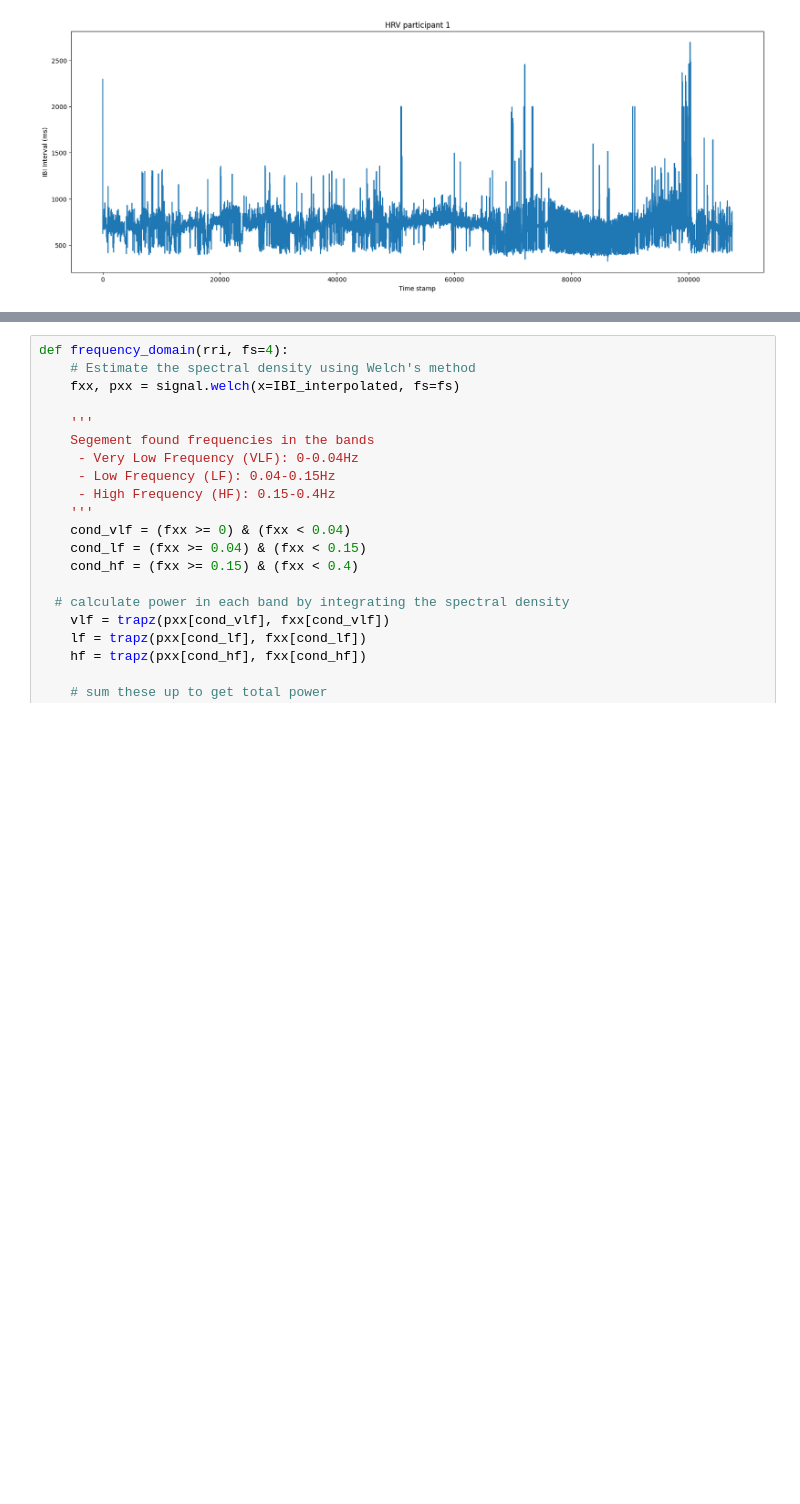
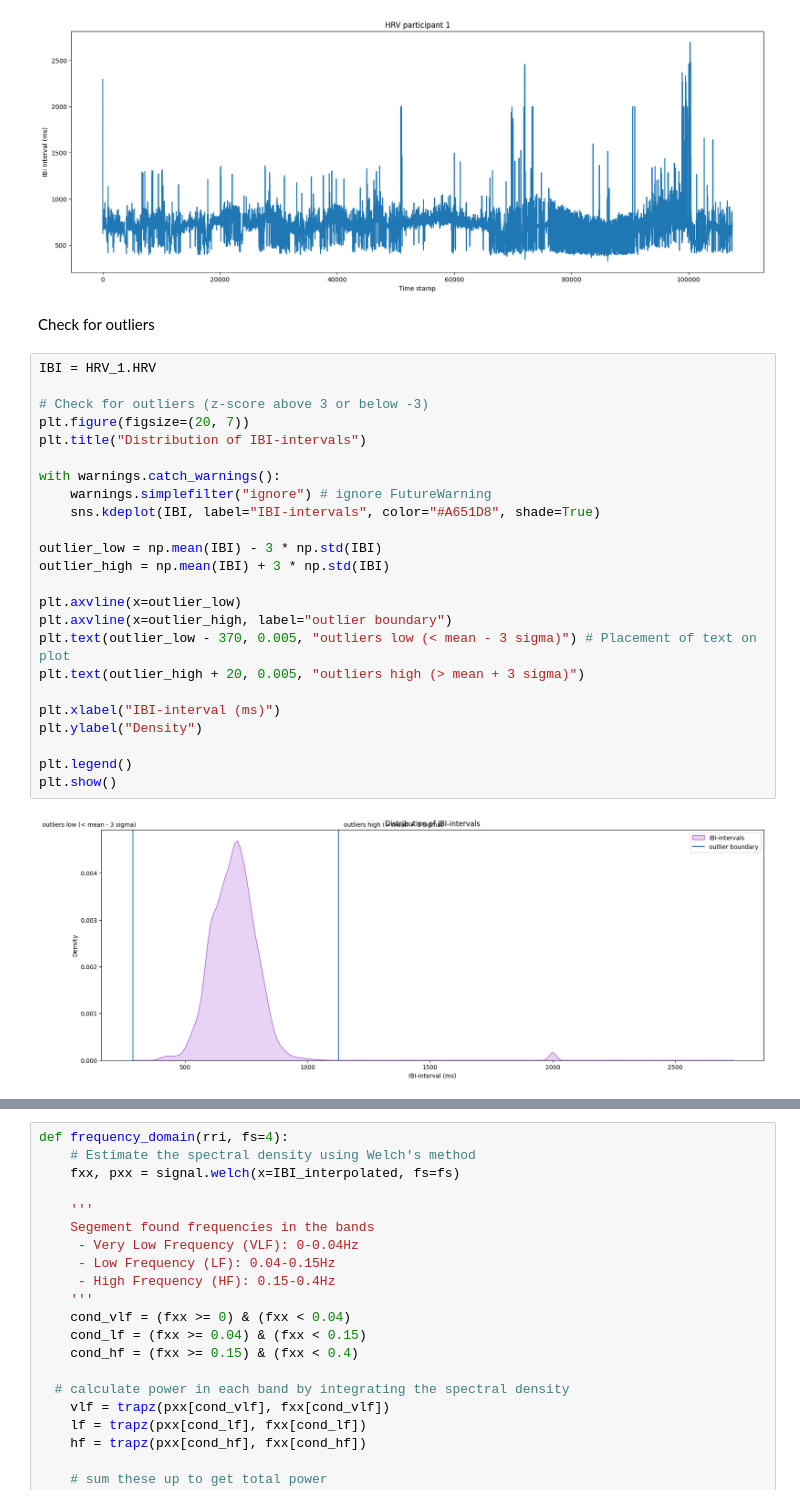
Before and after one commit to GacildaAnne/Thesis-ADHD-HRV, a Jupyter notebook: Thesis_code.ipynb, the cells around one changed output, grey strips where cells are left out. Cells and saved outputs as stored; diff of their text form; blank space fills up the shorter version.

Commit message:
Looking for outliers

```diff
--- a/Thesis_code.ipynb
+++ b/Thesis_code.ipynb
@@ -142,3 +140,31 @@ plt.plot(HRV_1.HRV)
 plt.show()
 # %% [output]
 [figure]
+# %% [markdown]
+Check for outliers
+# %%
+IBI = HRV_1.HRV
+
+# Check for outliers (z-score above 3 or below -3)
+plt.figure(figsize=(20, 7))
+plt.title("Distribution of IBI-intervals")
+
+with warnings.catch_warnings():
+    warnings.simplefilter("ignore") # ignore FutureWarning
+    sns.kdeplot(IBI, label="IBI-intervals", color="#A651D8", shade=True)
+
+outlier_low = np.mean(IBI) - 3 * np.std(IBI)
+outlier_high = np.mean(IBI) + 3 * np.std(IBI)
+
+plt.axvline(x=outlier_low)
+plt.axvline(x=outlier_high, label="outlier boundary")
+plt.text(outlier_low - 370, 0.005, "outliers low (< mean - 3 sigma)") # Placement of text on plot
+plt.text(outlier_high + 20, 0.005, "outliers high (> mean + 3 sigma)")
+
+plt.xlabel("IBI-interval (ms)")
+plt.ylabel("Density")
+
+plt.legend()
+plt.show()
+# %% [output]
+[figure, added]
```
Also changed, not shown: parts of 8 cells of this notebook.
